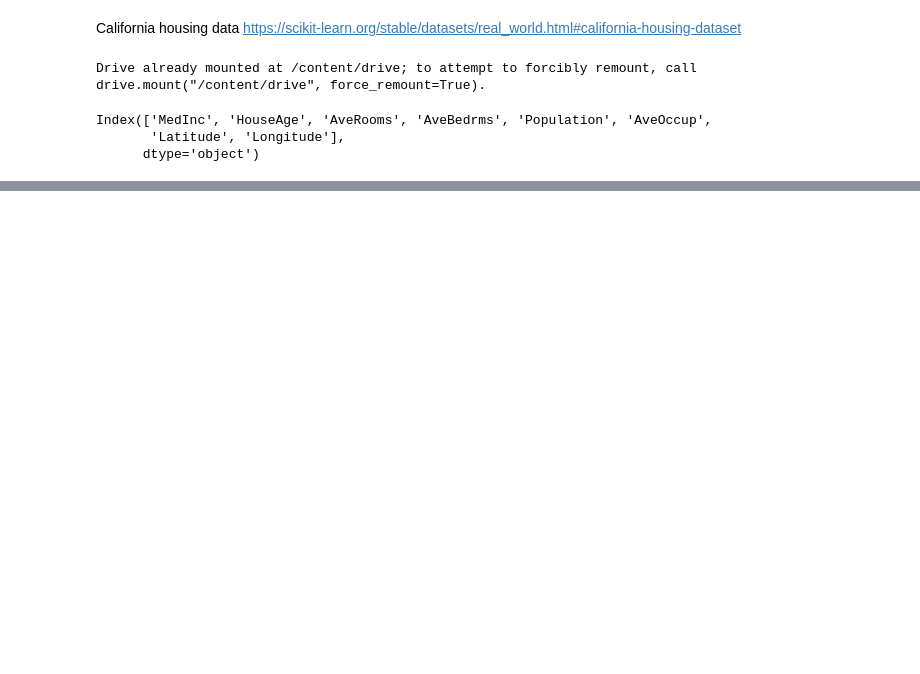
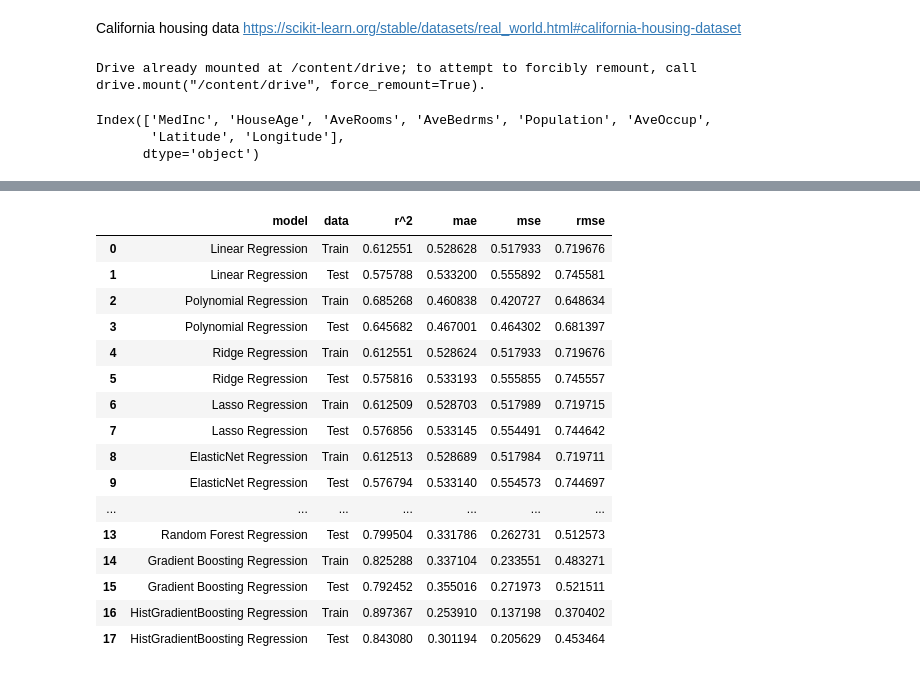
Before and after one commit to yiheng870106/California-housing, a Jupyter notebook: notebooks/Regression Analysis on California Housing Data.ipynb, the cells around one changed output, grey strips where cells are left out. Saved outputs shown, nothing was run; the diff lists cells and outputs as text; code cells hidden in the pictures; blank space fills up the shorter version.

```diff
--- a/notebooks/Regression Analysis on California Housing Data.ipynb
+++ b/notebooks/Regression Analysis on California Housing Data.ipynb
@@ -135,0 +144,20 @@ results_df
+# %%
+display(results_df)
+# %% [output]
+|  | model | data | r^2 | mae | mse | rmse |
+| 0 | Linear Regression | Train | 0.612551 | 0.528628 | 0.517933 | 0.719676 |
+| 1 | Linear Regression | Test | 0.575788 | 0.533200 | 0.555892 | 0.745581 |
+| 2 | Polynomial Regression | Train | 0.685268 | 0.460838 | 0.420727 | 0.648634 |
+| 3 | Polynomial Regression | Test | 0.645682 | 0.467001 | 0.464302 | 0.681397 |
+| 4 | Ridge Regression | Train | 0.612551 | 0.528624 | 0.517933 | 0.719676 |
+| 5 | Ridge Regression | Test | 0.575816 | 0.533193 | 0.555855 | 0.745557 |
+| 6 | Lasso Regression | Train | 0.612509 | 0.528703 | 0.517989 | 0.719715 |
+| 7 | Lasso Regression | Test | 0.576856 | 0.533145 | 0.554491 | 0.744642 |
+| 8 | ElasticNet Regression | Train | 0.612513 | 0.528689 | 0.517984 | 0.719711 |
+| 9 | ElasticNet Regression | Test | 0.576794 | 0.533140 | 0.554573 | 0.744697 |
+| ... | ... | ... | ... | ... | ... | ... |
+| 13 | Random Forest Regression | Test | 0.799504 | 0.331786 | 0.262731 | 0.512573 |
+| 14 | Gradient Boosting Regression | Train | 0.825288 | 0.337104 | 0.233551 | 0.483271 |
+| 15 | Gradient Boosting Regression | Test | 0.792452 | 0.355016 | 0.271973 | 0.521511 |
+| 16 | HistGradientBoosting Regression | Train | 0.897367 | 0.253910 | 0.137198 | 0.370402 |
+| 17 | HistGradientBoosting Regression | Test | 0.843080 | 0.301194 | 0.205629 | 0.453464 |
```
Also changed, not shown: parts of 9 cells of this notebook, 16 other files.
